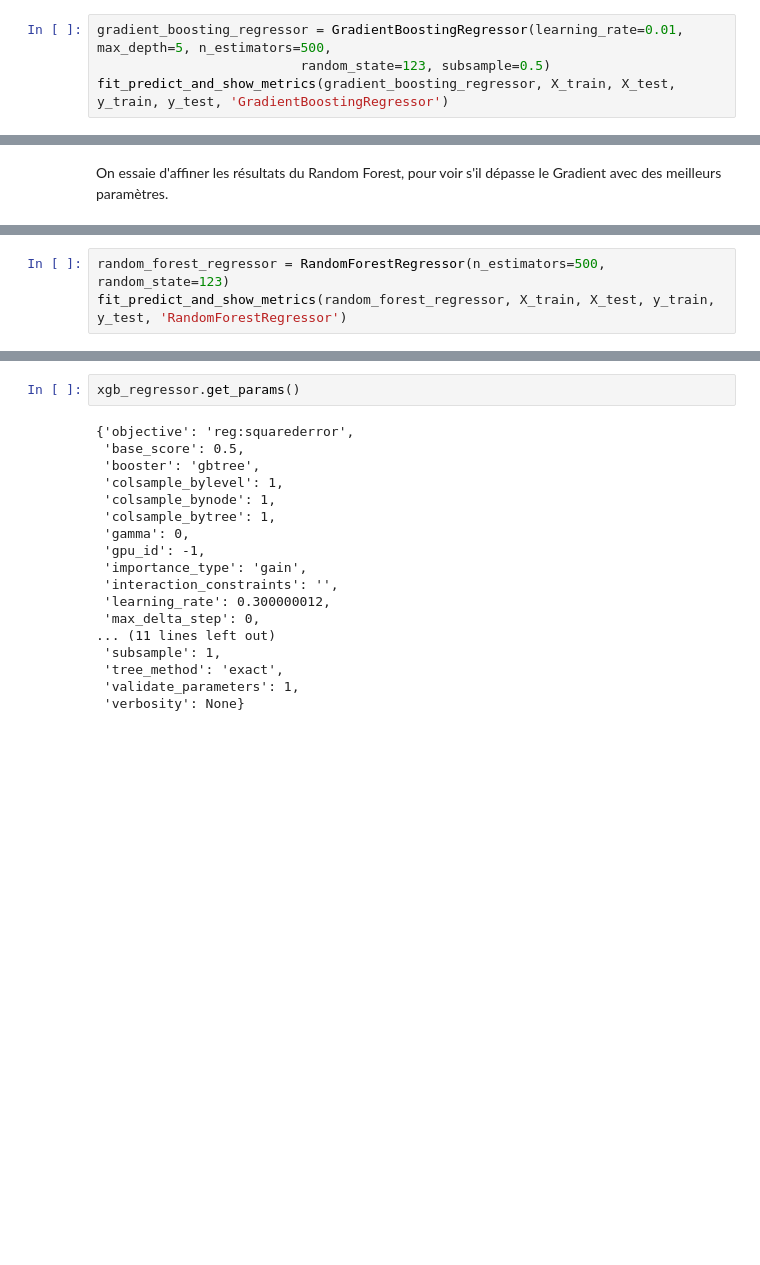
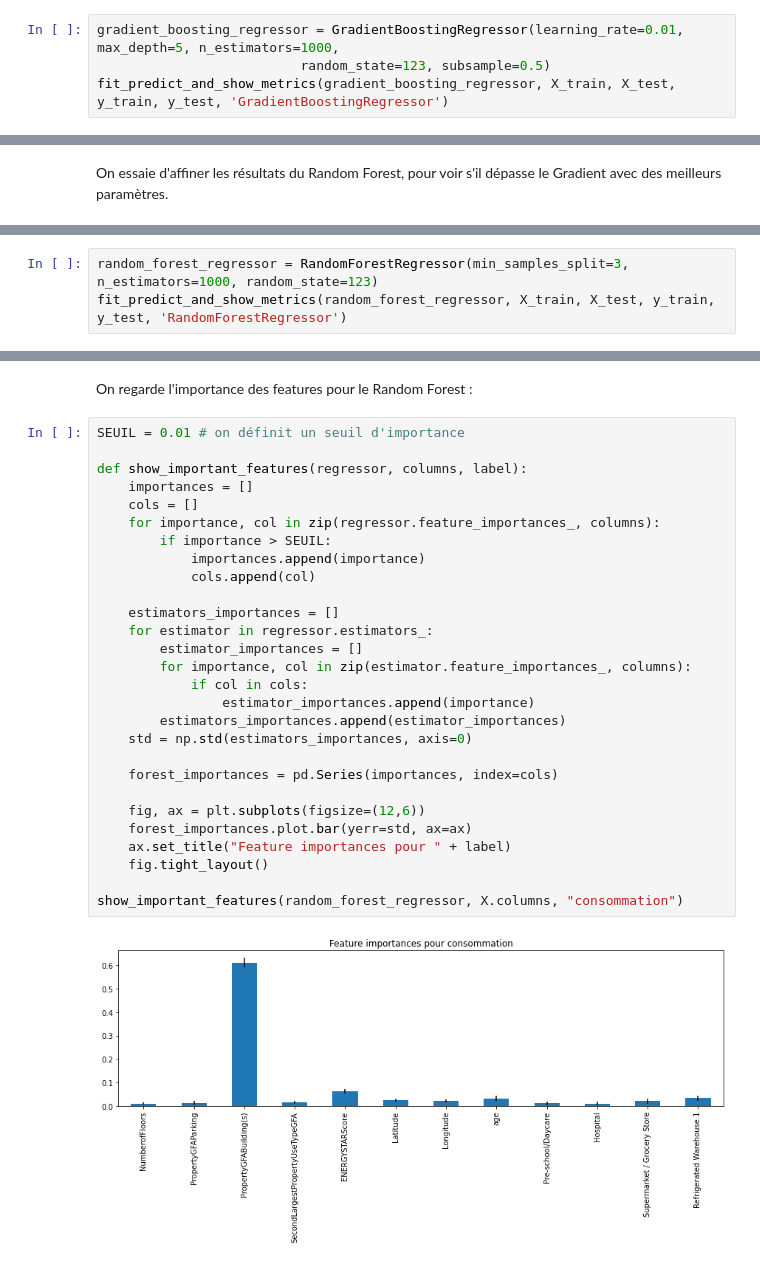
Before and after one commit to JulienGremillot/OpenClassrooms_Ingenieur_Machine_Learning, a Jupyter notebook: Anticipez les besoins en consommation électrique de bâtiments/Anticipez les besoins en consommation électrique de bâtiments 2.ipynb, the cells around one changed output, grey strips where cells are left out. Saved outputs shown, nothing was run; the diff lists cells and outputs as text; blank space fills up the shorter version.

Commit message:
Dernière version validée pour livrables

```diff
--- a/Anticipez les besoins en consommation électrique de bâtiments/Anticipez les besoins en consommation électrique de bâtiments 2.ipynb
+++ b/Anticipez les besoins en consommation électrique de bâtiments/Anticipez les besoins en consommation électrique de bâtiments 2.ipynb
@@ -295,7 +307,7 @@ Temps de traitement total : 74.29287242889404 secondes
 # %% [markdown]
 On ré-exécute le Gradient avec les meilleurs paramètres trouvés sur le jeu de test afin de vérifier son score via la méthode précédente.
 # %%
-gradient_boosting_regressor = GradientBoostingRegressor(learning_rate=0.01, max_depth=5, n_estimators=500,
+gradient_boosting_regressor = GradientBoostingRegressor(learning_rate=0.01, max_depth=5, n_estimators=1000,
                           random_state=123, subsample=0.5)
 fit_predict_and_show_metrics(gradient_boosting_regressor, X_train, X_test, y_train, y_test, 'GradientBoostingRegressor')
 # %% [output]
@@ -364,4 +379,4 @@ Temps de traitement total : 331.37966561317444 secondes
 # %%
-random_forest_regressor = RandomForestRegressor(n_estimators=500, random_state=123)
+random_forest_regressor = RandomForestRegressor(min_samples_split=3, n_estimators=1000, random_state=123)
 fit_predict_and_show_metrics(random_forest_regressor, X_train, X_test, y_train, y_test, 'RandomForestRegressor')
 # %% [output]
@@ -374,20 +392,32 @@ r2_score : 0.74
-# %%
-xgb_regressor.get_params()
-# %% [output]
-{'objective': 'reg:squarederror',
- 'base_score': 0.5,
- 'booster': 'gbtree',
- 'colsample_bylevel': 1,
- 'colsample_bynode': 1,
- 'colsample_bytree': 1,
- 'gamma': 0,
- 'gpu_id': -1,
- 'importance_type': 'gain',
- 'interaction_constraints': '',
- 'learning_rate': 0.300000012,
- 'max_delta_step': 0,
-... (11 lines left out)
- 'subsample': 1,
- 'tree_method': 'exact',
- 'validate_parameters': 1,
- 'verbosity': None}
+# %% [markdown]
+On regarde l'importance des features pour le Random Forest :
+# %%
+SEUIL = 0.01 # on définit un seuil d'importance
+
+def show_important_features(regressor, columns, label):
+    importances = []
+    cols = []
+    for importance, col in zip(regressor.feature_importances_, columns):
+        if importance > SEUIL:
+            importances.append(importance)
+            cols.append(col)
+
+    estimators_importances = []
+    for estimator in regressor.estimators_:
+        estimator_importances = []
+        for importance, col in zip(estimator.feature_importances_, columns):
+            if col in cols:
+                estimator_importances.append(importance)
+        estimators_importances.append(estimator_importances)
+    std = np.std(estimators_importances, axis=0)
+
+    forest_importances = pd.Series(importances, index=cols)
+
+    fig, ax = plt.subplots(figsize=(12,6))
+    forest_importances.plot.bar(yerr=std, ax=ax)
+    ax.set_title("Feature importances pour " + label)
+    fig.tight_layout()
+
+show_important_features(random_forest_regressor, X.columns, "consommation")
+# %% [output]
+[figure, added]
```
Also changed, not shown: parts of 35 cells of this notebook, 1 other file.
